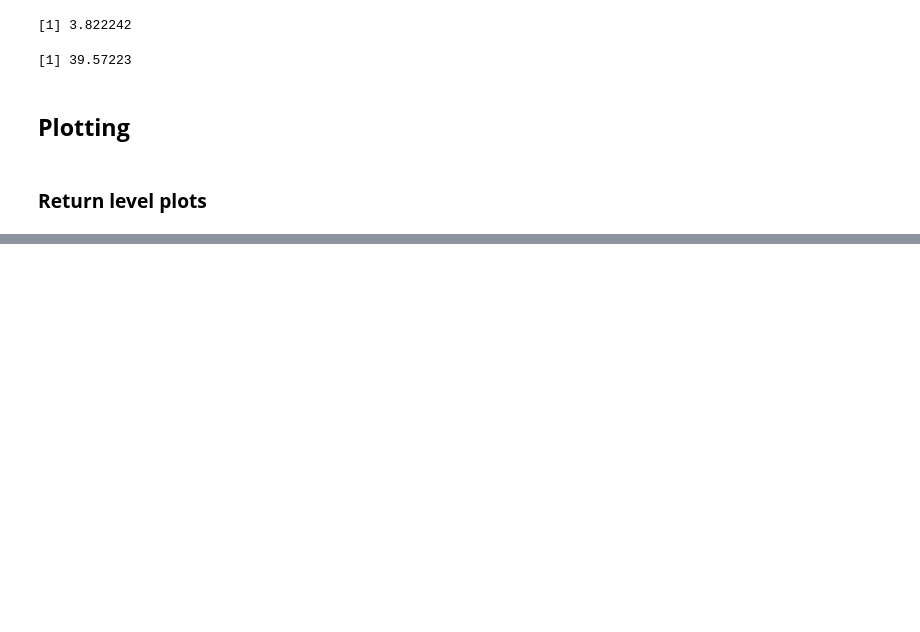
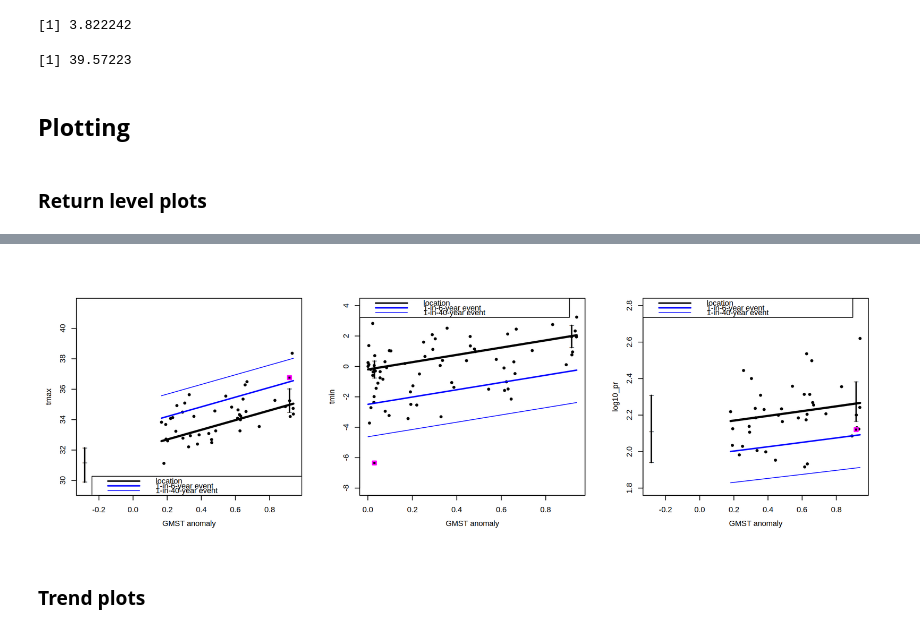
Before and after one commit to clairbarnes/wwa-archive, a Jupyter notebook: 00_model-fitting/working_R.ipynb, the cells around one changed output, grey strips where cells are left out. Saved outputs shown, nothing was run; the diff lists cells and outputs as text; code cells hidden in the pictures; blank space fills up the shorter version.

```diff
--- a/00_model-fitting/working_R.ipynb
+++ b/00_model-fitting/working_R.ipynb
@@ -455,0 +465,46 @@ plot_returnlevels(pr_fd, cov1 = gmst_2022, cov1_cf = gmst_pi)
+# %%
+plot_gmsttrend <- function(mdl, cov, cov_cf, ylim = NA, ylab = NA, legend_pos = "topleft", main = "", seed = 42, nsamp = 1000) {
+
+    if(is.na(ylab)) { ylab <- mdl$varnm}
+    if(is.na(ylim[1])) { ylim <- range(pretty(mdl$x)) }
+
+    plot(mdl$cov1, mdl$x, pch = 20, main = main, xlab = "", ylab = "", ylim = ylim, xlim = range(c(mdl$cov1, cov, cov_cf)))
+    mtext("GMST anomaly", side = 1, line = 2.5, cex = par("cex"))
+    mtext(ylab, side = 2, line = 2.5, cex = par("cex"))
+
+    points(mdl$cov1[mdl$ev_idx], mdl$x[mdl$ev_idx], col = "magenta", lwd = 2, pch = 0)
+
+    # trend lines
+    lines(mdl$cov1, ns_pars(mdl)$loc, lwd = 3, col = "black", lty = 1)
+    lines(mdl$cov1, eff_return_level(6, mdl), col = "blue", lwd = 2, lty = 1)
+    lines(mdl$cov1, eff_return_level(40, mdl), col = "blue", lwd = 1, lty = 1)
+
+    # get confidence interval for mu'
+    mdl_df <- mdl$data
+    set.seed(seed)
+    mu_ci <- apply(sapply(1:nsamp, function(i) {
+        boot_df <- mdl_df[sample(1:nrow(mdl_df), nrow(mdl_df), replace = T),]
+        tryCatch({
+            boot_mdl <- fit_ns(mdl$dist, mdl$type, boot_df, varnm = mdl$varnm, covnm_1 = mdl$covnm_1, lower = mdl$lower, mintemps = mdl$mintemps, event_index = mdl$ev_idx)
+            c("mu_ev" = ns_pars(boot_mdl, fixed_cov = cov)$loc,
+              "mu_cf" = ns_pars(boot_mdl, fixed_cov = cov_cf)$loc)
+        }, error = function(cond) {return(rep(NA, 2))})
+    }), 1, quantile, c(0.025, 0.975), na.rm = T)
+
+    # confidence interval & markers for mu' at factual & counterfactual covariates
+    lines(rep(cov, 3), c(ns_pars(mdl, fixed_cov = cov)$loc, mu_ci[,"mu_ev"]), col = "black", lwd = 2, type = "o", pch = "_")
+    lines(rep(cov_cf, 3), c(ns_pars(mdl, fixed_cov = cov_cf)$loc, mu_ci[,"mu_cf"]), col = "black", lwd = 2, type = "o", pch = "_")
+
+    # add legend
+    legend(legend_pos, legend = c("location", "1-in-6-year event", "1-in-40-year event"), lty = 1, col = c("black", "blue", "blue"), lwd = c(2,2,1))
+}
+# %%
+prep_window(c(1,3))
+
+plot_gmsttrend(tmax_shift, cov = gmst_2022, cov_cf = gmst_pi, ylim = c(29.5, 41.5), legend_pos = "bottomright")
+plot_gmsttrend(tmin_shift, cov = gmst_2022, cov_cf = gmst_1962)
+plot_gmsttrend(pr_fd, cov = gmst_2022, cov_cf = gmst_pi)
+# %% [output]
+[figure, added]
+# %% [markdown]
+### **Trend plots**
```
Also changed, not shown: parts of 21 cells of this notebook, 2 other files.
